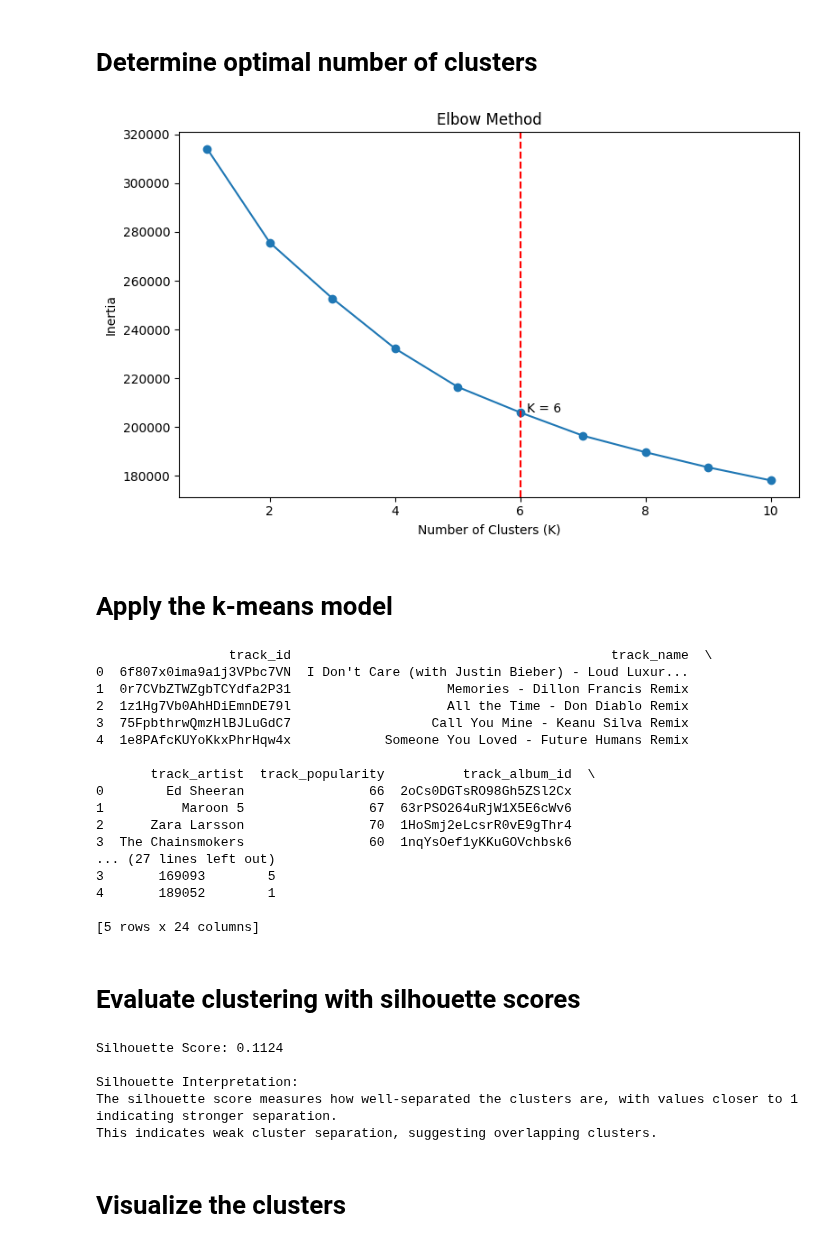
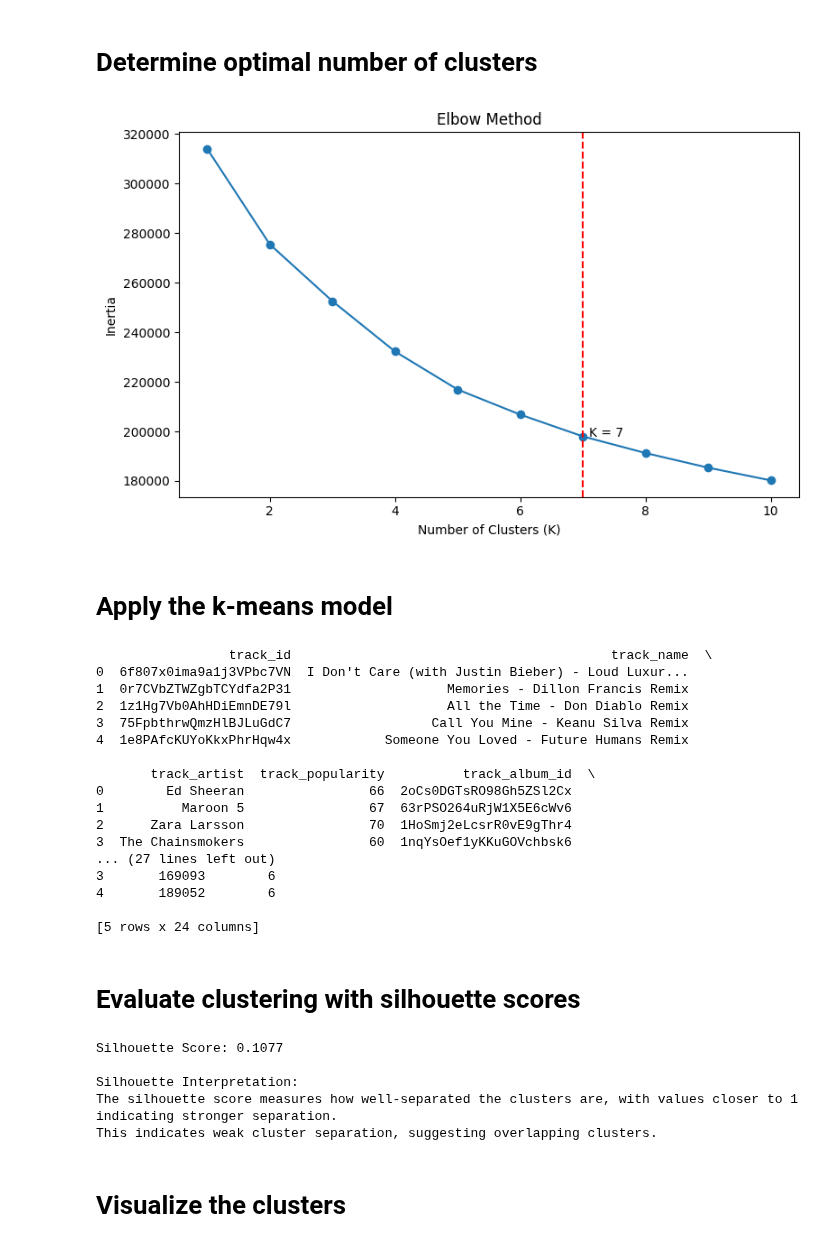
Before and after one commit to mpatel5/CSCI_221_Final_Project, a Jupyter notebook: Part2_KMeans_MusicSelections_Python.ipynb, the cells around one changed output. Cells and saved outputs as stored; diff of their text form; code cells hidden in the pictures.

```diff
--- a/Part2_KMeans_MusicSelections_Python.ipynb
+++ b/Part2_KMeans_MusicSelections_Python.ipynb
@@ -184,6 +184,15 @@ track_popularity: 0 outliers
 Original shape: (32833, 11)
 After outlier removal: (28554, 11)
 [figure]
+# %%
+# Log-transform heavily skewed features to reduce the effect of long tails
+# before standardization. A small constant (1) is added to handle zero values.
+skewed_features = ["instrumentalness", "speechiness", "acousticness", "liveness", "duration_ms"]
+
+df_clean_numeric = df_clean_numeric.copy()
+
+for col in skewed_features:
+    df_clean_numeric[col] = np.log1p(df_clean_numeric[col])
 # %% [markdown]
 # Standardize numeric features
 # %%
@@ -195,27 +204,27 @@ scaled_data = scaler.fit_transform(df_clean_numeric)
 # %%
 # Use the elbow method on the cleaned and scaled dataset
 inertia = []
 
 for k in range(1, 11):
     kmeans = KMeans(n_clusters=k, random_state=42, n_init=10)
     kmeans.fit(scaled_data)
     inertia.append(kmeans.inertia_)
 
-# K = 6 was selected based on the elbow method where inertia begins to level off,
+# K = 7 was selected based on the elbow method where inertia begins to level off,
 # indicating diminishing returns in cluster improvement beyond this point.
-optimal_k = 6
+optimal_k = 7
 
 plt.figure(figsize=(8, 5))
 plt.plot(range(1, 11), inertia, marker="o")
 plt.axvline(x=optimal_k, linestyle="--", color="red")
 plt.text(optimal_k + 0.1, inertia[optimal_k - 1], f"K = {optimal_k}")
 plt.xlabel("Number of Clusters (K)")
 plt.ylabel("Inertia")
 plt.title("Elbow Method")
 plt.tight_layout()
 plt.show()
 # %% [output]
-[figure, old version]
+[figure, new version]
 # %% [markdown]
 # Apply the k-means model
 # %%
@@ -237,8 +246,8 @@ print(df_clean.head())
 2      Zara Larsson                70  1HoSmj2eLcsrR0vE9gThr4
 3  The Chainsmokers                60  1nqYsOef1yKKuGOVchbsk6
 ... (27 lines left out)
-3       169093        5
-4       189052        1
+3       169093        6
+4       189052        6
 
 [5 rows x 24 columns]
 # %% [markdown]
@@ -256,7 +265,7 @@ elif sil >= 0.2:
 else:
     print("This indicates weak cluster separation, suggesting overlapping clusters.")
 # %% [output]
-Silhouette Score: 0.1124
+Silhouette Score: 0.1077
 
 Silhouette Interpretation:
 The silhouette score measures how well-separated the clusters are, with values closer to 1 indicating stronger separation.
```
Also changed, not shown: parts of 3 cells of this notebook.
